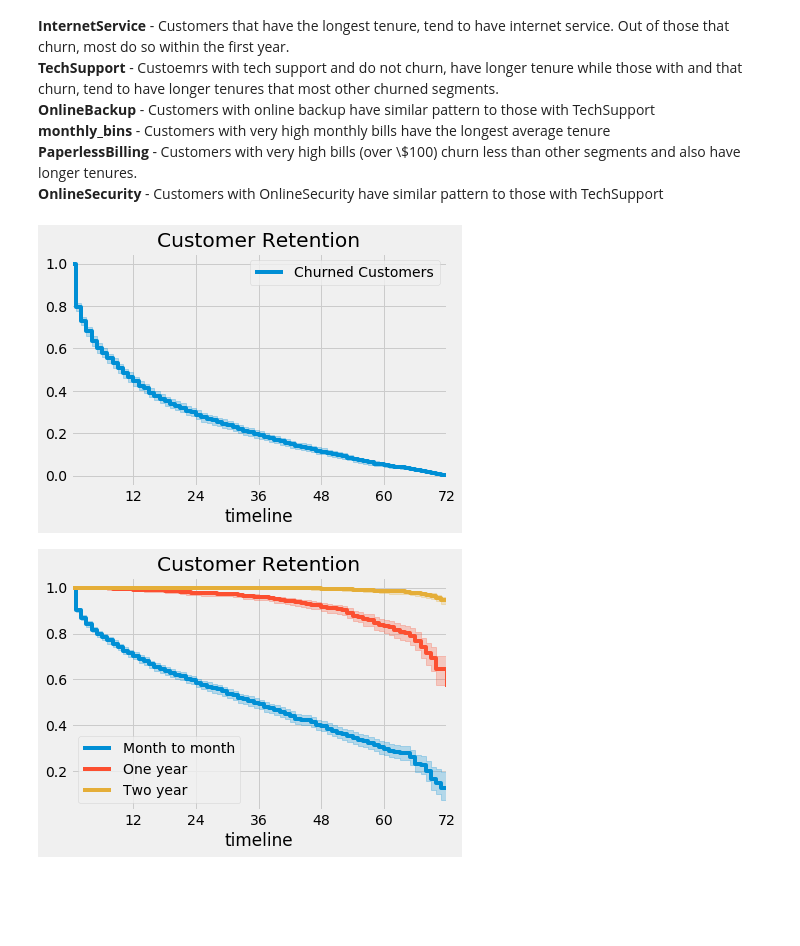
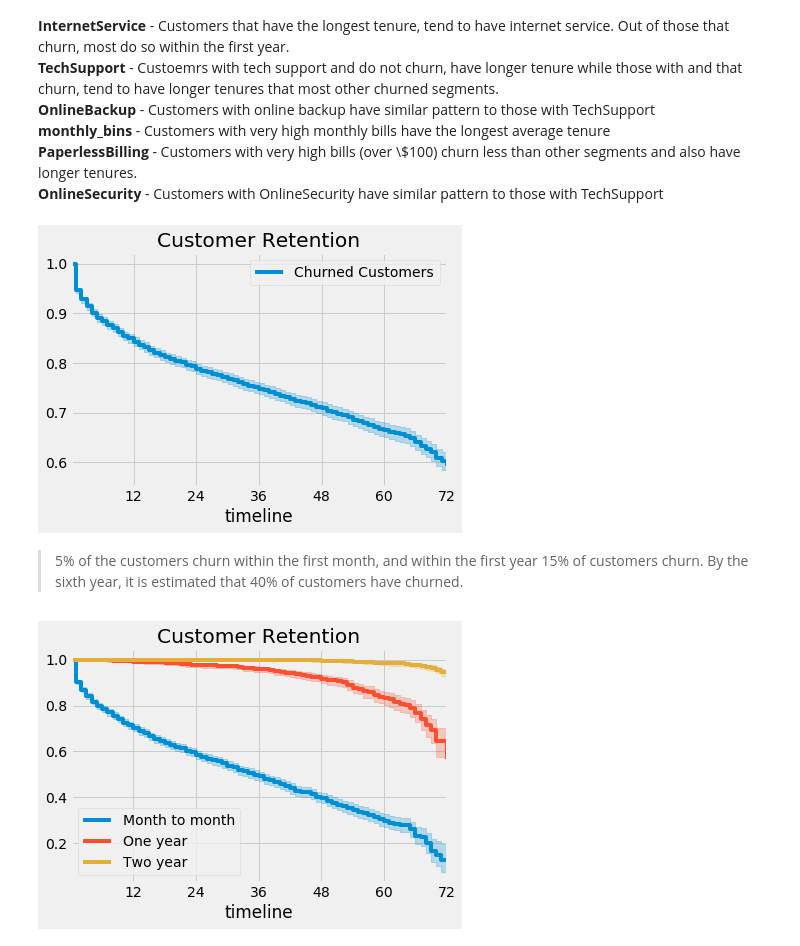
Before and after one commit to ashannon828/communicating_data_findings, a Jupyter notebook: exploration_template.ipynb, the cells around one changed output. Saved outputs shown, nothing was run; the diff lists cells and outputs as text; code cells hidden in the pictures; blank space fills up the shorter version.

```diff
--- a/exploration_template.ipynb
+++ b/exploration_template.ipynb
@@ -607,24 +626,26 @@ plt.tight_layout();
 <br>**PaperlessBilling** - Customers with very high bills (over \\$100) churn less than other segments and also have longer tenures.
 <br>**OnlineSecurity** - Customers with OnlineSecurity have similar pattern to those with TechSupport
 # %%
-# Churned customer survival rate - more than half churn before the first year.
+# Customer survival rate
 
 time_series = df.tenure
 events = df.encoded_churn
 
 idx = (df.encoded_churn == 1)
 
 # create a kmf object
 kmf = KaplanMeierFitter()
 
 ## Fit the data into the model
-kmf.fit(time_series[idx], events[idx], label='Churned Customers')
+kmf.fit(time_series, events, label='Churned Customers')
 
 ## Create an estimate
 kmf.plot()
 plt.title('Customer Retention')
 
 plt.xticks(ticks=[12, 24, 36, 48, 60, 72]);
 # %% [output]
-[figure, old version]
+[figure, new version]
+# %% [markdown]
+> 5% of the customers churn within the first month, and within the first year 15% of customers churn.  By the sixth year, it is estimated that 40% of customers have churned.
 # %%
```
Also changed, not shown: parts of 8 cells of this notebook.
